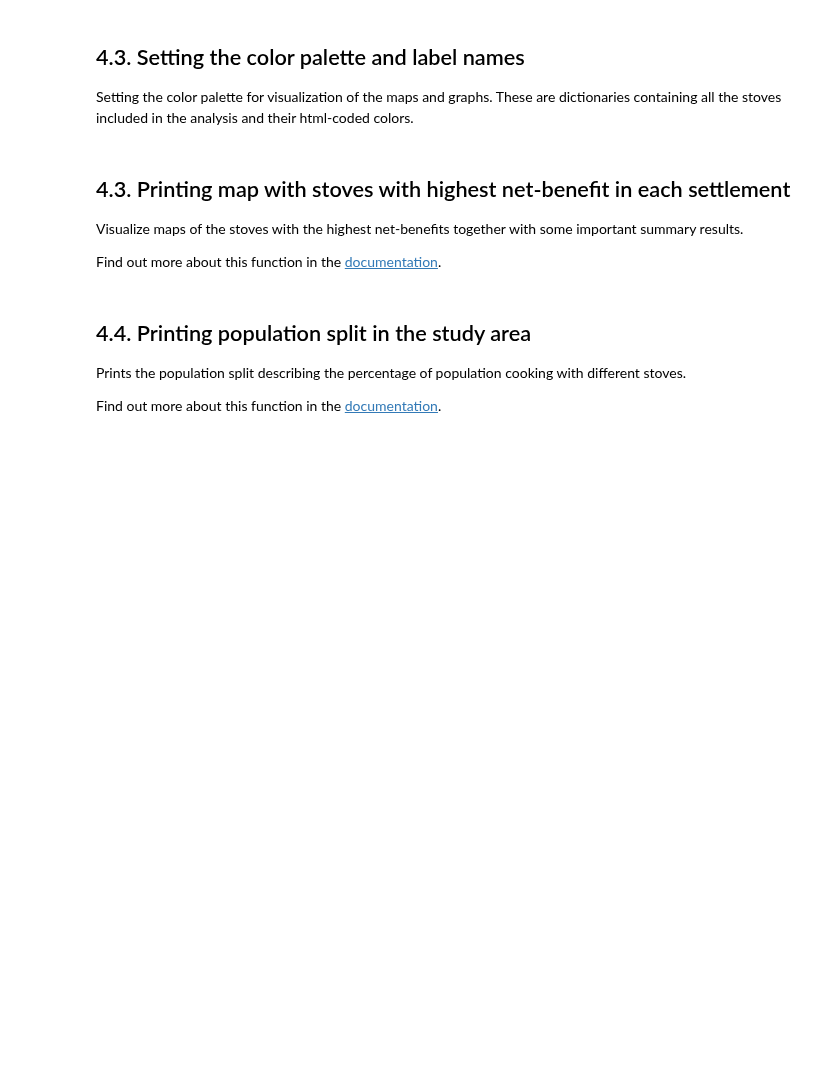
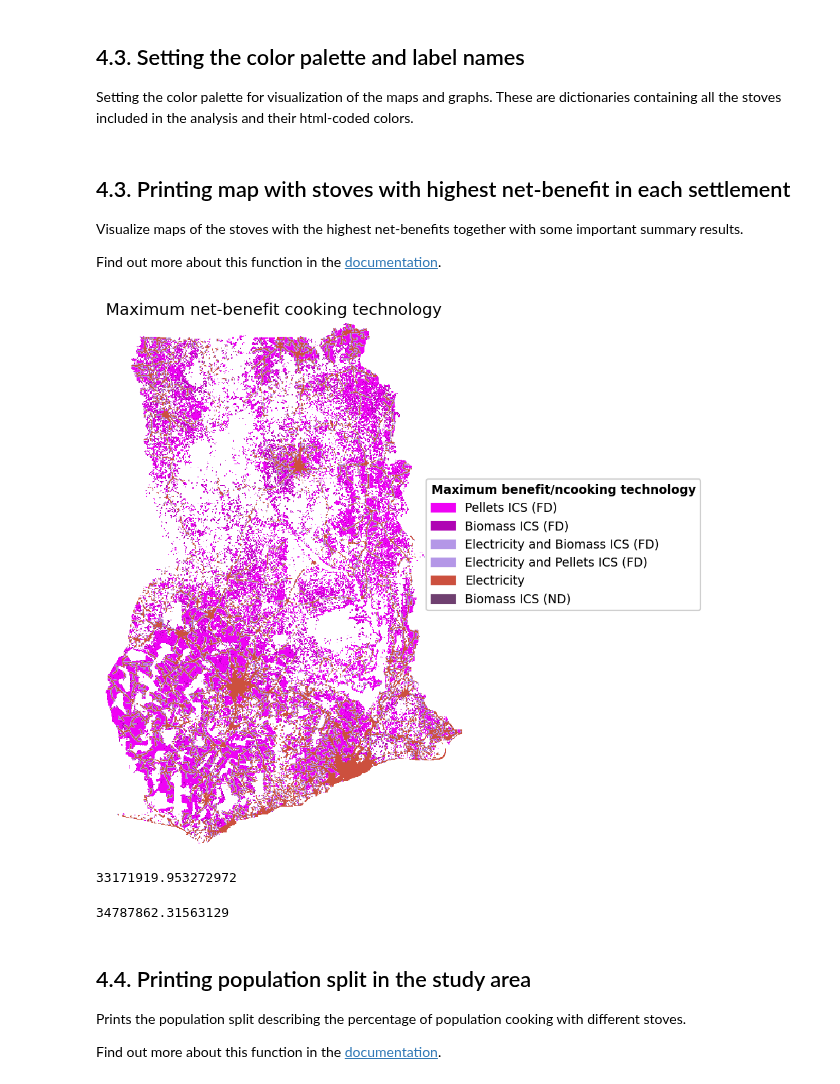
Before and after one commit to Open-Source-Spatial-Clean-Cooking-Tool/OnStove, a Jupyter notebook: example/OnStove_notebook.ipynb, the cells around one changed output. Saved outputs shown, nothing was run; the diff lists cells and outputs as text; code cells hidden in the pictures; blank space fills up the shorter version.

Commit message:
timeline, and net-benefits done v0.0.1

```diff
--- a/example/OnStove_notebook.ipynb
+++ b/example/OnStove_notebook.ipynb
@@ -432,13 +432,12 @@ The run function calculates all benefits and costs. It also determines the net-b
 
 For more information on this function, refer to the [documentation](https://onstove-documentation.readthedocs.io/en/latest/generated/onstove.onstove.OnStove.run.html)
 # %%
-tech = country.techs["Electricity"]
-#model = country
-country.year = 2021
-self = country
+self = country.techs["Charcoal ICS"]
+model = country
+country.year = 2022
 mask = country.gdf["year"] == country.year
 import numpy as np
-#parameter = 'mort'
+parameter = 'mort'
 #mask = pd.Series(True, index = model.gdf.index)
 #relative = True
 restriction = 'Y'
@@ -506,7 +467,10 @@ NameError: name 'pop_end_year' is not defined
 # %%
-names = ['Electricity','Traditional_Charcoal' ,'Charcoal ICS',
-         'LPG', 'Biogas', 'Collected_Traditional_Biomass',
+names = ['Electricity',
          'Collected_Improved_Biomass', 'Biomass Forced Draft', 'Pellets Forced Draft']
+
+#names = ['Electricity','Traditional_Charcoal' ,'Charcoal ICS',
+#         'LPG', 'Biogas', 'Collected_Traditional_Biomass',
+#         'Collected_Improved_Biomass', 'Biomass Forced Draft', 'Pellets Forced Draft']
 country.run(technologies=names)
 # %% [output]
 [Ghana] Calculating clean cooking access
@@ -608,11 +574,21 @@ Visualize maps of the stoves with the highest net-benefits together with some im
 
 Find out more about this function in the [documentation](https://onstove-documentation.readthedocs.io/en/latest/generated/onstove.onstove.OnStove.plot.html).
 # %%
-results.plot('max_benefit_tech', cmap=cmap, legend_position=(0.9, 0.7),
+country.plot('max_benefit_tech', cmap=cmap, legend_position=(0.9, 0.7),
              title=f'Maximum net-benefit cooking technology', stats_fontsize=9, figsize=(7, 7),
              labels=labels, legend=True, legend_title='Maximum benefit/ncooking technology', dpi=150,
              legend_prop={'title': {'size': 9, 'weight': 'bold'}, 'size': 9},
-             rasterized=True, stats=True, stats_position=(0.85, 0.9), save_style=False)
+             rasterized=True, stats=False, stats_position=(0.85, 0.9), save_style=False)
+# %% [output]
+[figure, added]
+# %%
+country.gdf.groupby(["year", "max_benefit_tech"]).sum("Pop")["Pop"].sum()
+# %% [output]
+33171919.953272972
+# %%
+country.gdf["pop_end_year"].sum()
+# %% [output]
+34787862.31563129
 # %% [markdown]
 ## 4.4. Printing population split in the study area
 
```
Also changed, not shown: parts of 9 cells of this notebook, 3 other files.
